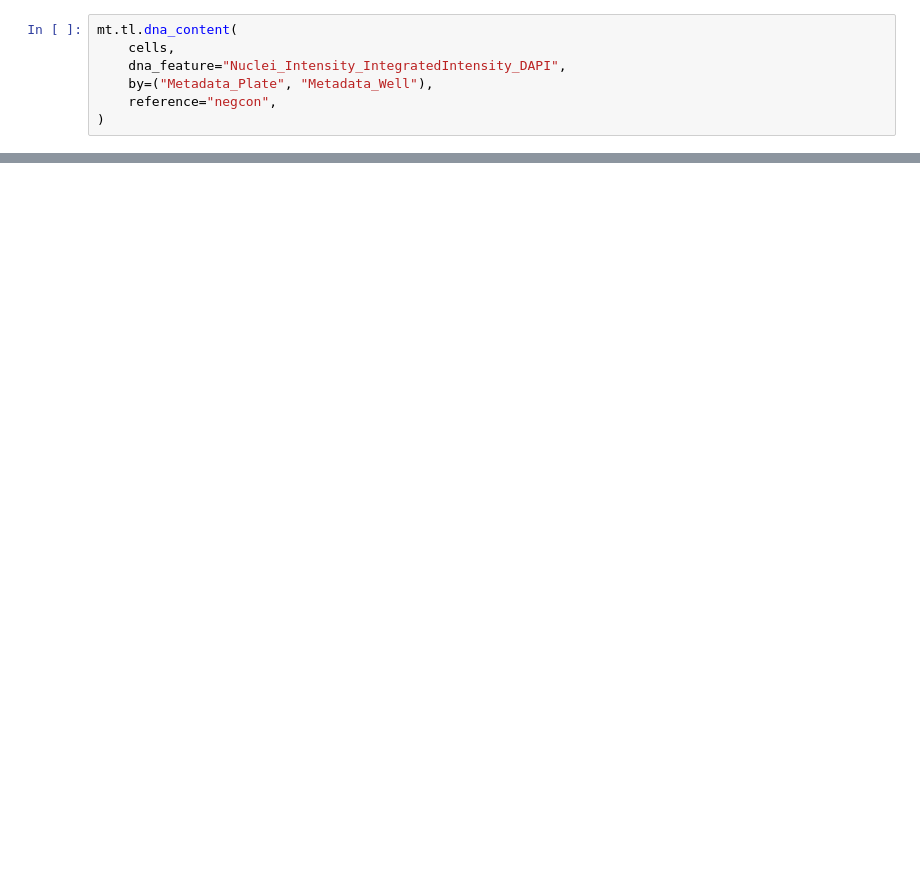
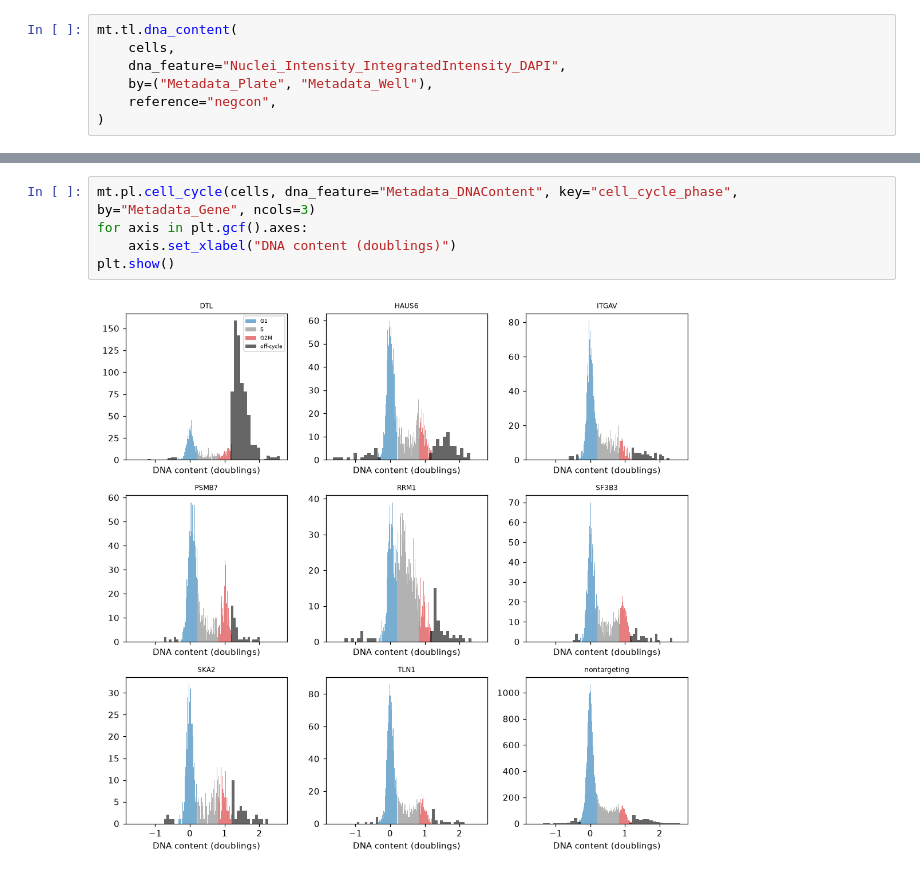
Before and after one commit to scverse/mantispy, a Jupyter notebook: docs/tutorials/single_cells/cell_cycle.ipynb, the cells around one changed output, grey strips where cells are left out. Saved outputs shown, nothing was run; the diff lists cells and outputs as text; blank space fills up the shorter version.

```diff
--- a/docs/tutorials/single_cells/cell_cycle.ipynb
+++ b/docs/tutorials/single_cells/cell_cycle.ipynb
@@ -254,0 +174,7 @@ plate would show up in this check.
+# %%
+mt.pl.cell_cycle(cells, dna_feature="Metadata_DNAContent", key="cell_cycle_phase", by="Metadata_Gene", ncols=3)
+for axis in plt.gcf().axes:
+    axis.set_xlabel("DNA content (doublings)")
+plt.show()
+# %% [output]
+[figure, added]
```
Also changed, not shown: parts of 45 cells of this notebook, 11 other files.
